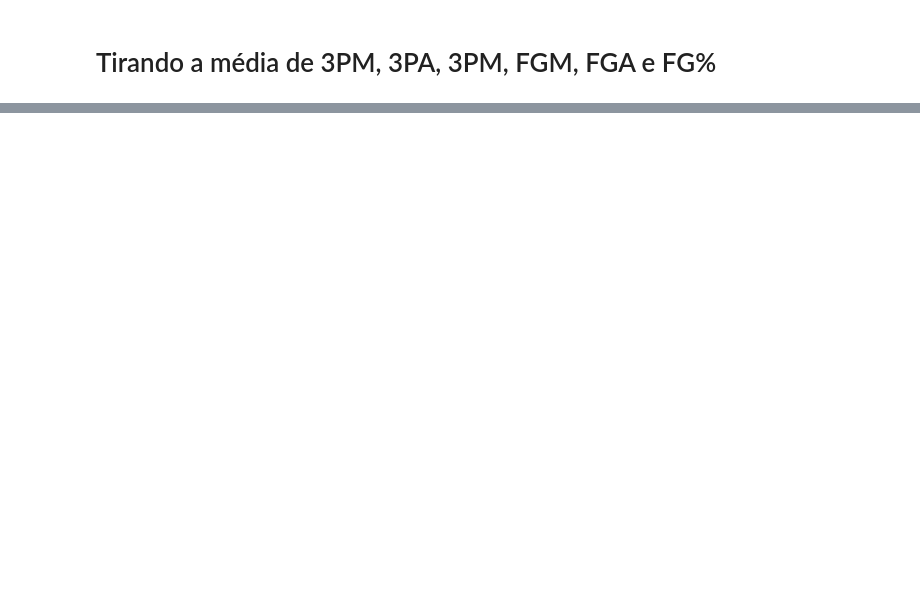
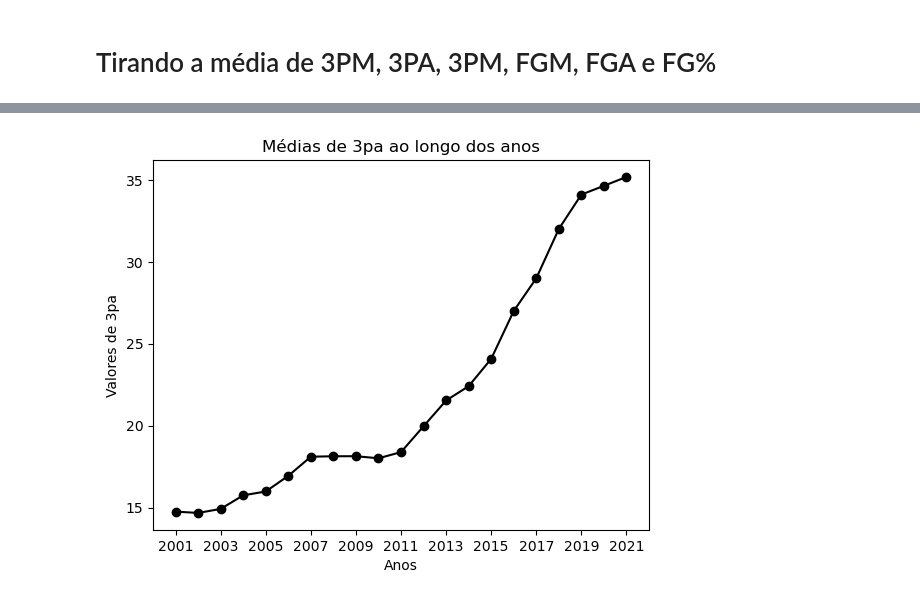
Before and after one commit to herozandn/DataScience, a Jupyter notebook: Untitled.ipynb, the cells around one changed output, grey strips where cells are left out. Cells and saved outputs as stored; diff of their text form; code cells hidden in the pictures; blank space fills up the shorter version.

```diff
--- a/Untitled.ipynb
+++ b/Untitled.ipynb
@@ -75,6 +79,36 @@ medias_fg = []
 # %%
-#média da coluna 3P%\n",
+#média da coluna 3P%
 for aba in tabela.sheet_names:
     df = pd.read_excel(tabela, aba)
     media = df['3P%'].mean()
     medias_3p.append(media)
+
+#média da coluna 3PA
+for aba in tabela.sheet_names:
+    df = pd.read_excel(tabela, aba)
+    media = df['3PA'].mean()
+    medias_3pa.append(media)
+
+#média da coluna 3PM
+for aba in tabela.sheet_names:
+    df = pd.read_excel(tabela, aba)
+    media = df['3PM'].mean()
+    medias_3pm.append(media)
+
+#média da coluna FGM
+for aba in tabela.sheet_names:
+    df = pd.read_excel(tabela, aba)
+    media = df['FGM'].mean()
+    medias_fgm.append(media)
+
+#média da coluna FGA
+for aba in tabela.sheet_names:
+    df = pd.read_excel(tabela, aba)
+    media = df['FGA'].mean()
+    medias_fga.append(media)
+
+#média da coluna FG%
+for aba in tabela.sheet_names:
+    df = pd.read_excel(tabela, aba)
+    media = df['FG%'].mean()
+    medias_fg.append(media)
@@ -80,0 +128,9 @@ for aba in tabela.sheet_names:
+# %%
+mpl.plot(y, medias_3pa, marker='o', linestyle='-', color='k')
+mpl.xlabel('Anos')
+mpl.ylabel('Valores de 3pa')
+mpl.title('Médias de 3pa ao longo dos anos')
+mpl.xticks(y[::2])
+mpl.show()
+# %% [output]
+[figure, added]
```
Also changed, not shown: parts of 11 cells of this notebook, 2 other files.
